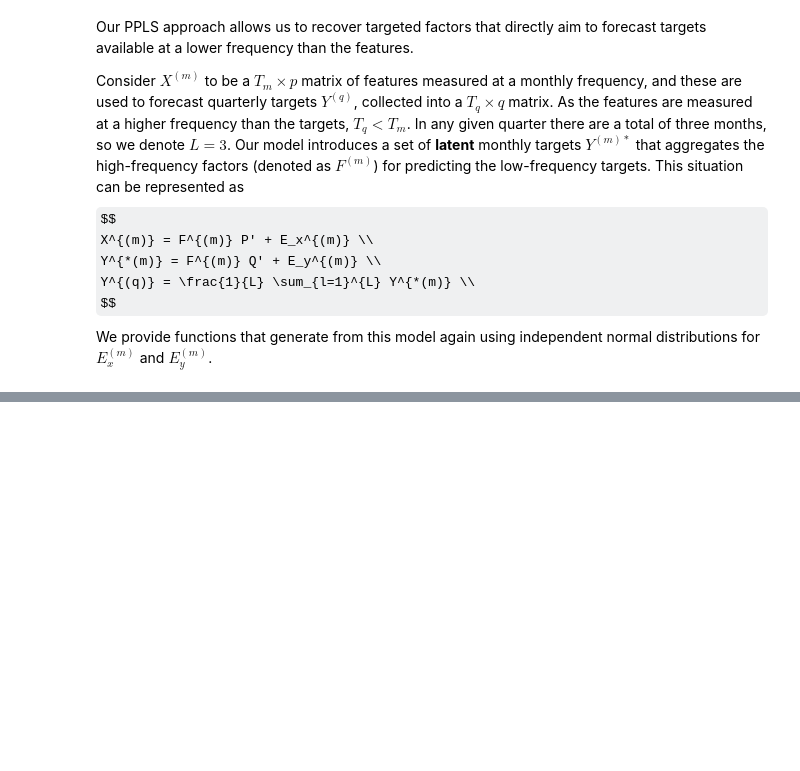
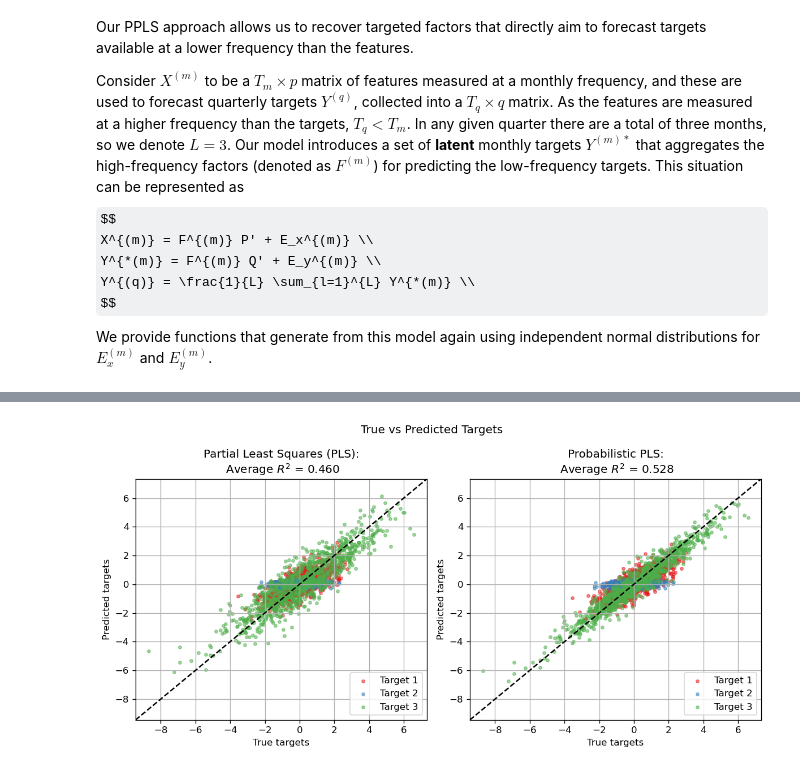
Before and after one commit to smonto2/PTFA, a Jupyter notebook: python_package/src/ppls/example.ipynb, the cells around one changed output, grey strips where cells are left out. Drawn from its saved outputs; the diff is of its cells as text; code cells hidden in the pictures; some formulas as TeX source; blank space fills up the shorter version.

```diff
--- a/python_package/src/ppls/example.ipynb
+++ b/python_package/src/ppls/example.ipynb
@@ -475,0 +462,82 @@ plt.show()
+# %%
+# Visualize comparison between methods
+y_range = variable_plot_range(Y)
+all_range = variable_plot_range([Y, Y_fitted_pls, Y_fitted_ppls_sv])
+axis_range = [*all_range, *all_range]
+colors = plt.colormaps["Set1"]
+names = ["Target " + str(i+1) for i in range(q)]
+
+# Visualization of true vs. tredicted responses
+plt.figure(figsize=(10, 5), dpi=120)
+plt.suptitle("True vs Predicted Targets")
+
+# PLS regression
+plt.subplot(1, 2, 1)
+for i in range(q):
+    plt.scatter(Y[:, i], Y_fitted_pls[:, i], alpha=0.5, color=colors(i), s=10, label=names[i])
+plt.plot(y_range, y_range, "k--")
+plt.axis(axis_range)
+plt.title(f'Partial Least Squares (PLS):\n Average $R^2$ = {np.mean(r2_pls):.3f}')
+plt.xlabel('True targets')
+plt.ylabel('Predicted targets')
+plt.legend(loc="lower right")
+plt.grid(True)
+
+# Probabilistic PLS with Stochastic Volatility
+plt.subplot(1, 2, 2)
+for i in range(q):
+    plt.scatter(Y[:, i], Y_fitted_ppls_sv[:, i], alpha=0.5, color=colors(i), s=10, label=names[i])
+plt.plot(y_range, y_range, "k--")
+plt.axis(axis_range)
+plt.title(f'Probabilistic PLS:\n Average $R^2$ = {np.mean(r2_ppls_sv):.3f}')
+plt.xlabel('True targets')
+plt.ylabel('Predicted targets')
+plt.legend(loc="lower right")
+plt.grid(True)
+
+# Show resulting plot
+plt.tight_layout()
+plt.show()
+
+# Plot path of R-squared in PPLS
+max_iterations = ppls_sv_model.r2_array.shape[0]
+plt.figure(figsize=(7, 5), dpi=120)
+plt.title("$R^2$ of fit as EM iterations progress")
+for i in range(q):
+    plt.plot(ppls_sv_model.r2_array[:, i], "s-", color=colors(i), label=names[i], markersize=3)
+plt.axis([-1, max_iterations+1, 0, 1])
+plt.xlabel("Iterations")
+plt.ylabel("$R^2$")
+plt.legend(loc="lower right")
+plt.tight_layout()
+plt.show()
+
+# Fetch the estimated volatilities
+estimated_sigma2_x = ppls_sv_model.sigma2_x  # Estimated time-varying volatility for X (EWMA-based)
+estimated_sigma2_y = ppls_sv_model.sigma2_y  # Estimated time-varying volatility for Y (EWMA-based)
+
+# Plot estimated vs true volatilities
+plt.figure(figsize=(12, 6))
+
+# Plot for X
+plt.subplot(1, 2, 1)
+plt.plot(true_sigma2_x, label="True Variance X", color="blue")
+plt.plot(estimated_sigma2_x, label="Estimated Variance X", color="red")
+plt.title("Time-Varying Volatility for X (EWMA)")
+plt.xlabel("Time")
+plt.ylabel("Variance")
+plt.legend()
+
+# Plot for Y
+plt.subplot(1, 2, 2)
+plt.plot(true_sigma2_y, label="True Variance Y", color="blue")
+plt.plot(estimated_sigma2_x, label="Estimated Variance Y", color="red")
+plt.title("Time-Varying Volatility for Y (EWMA)")
+plt.xlabel("Time")
+plt.ylabel("Variance")
+plt.legend()
+
+plt.tight_layout()
+plt.show()
+# %% [output]
+[figure, added]
```
Also changed, not shown: parts of 10 cells of this notebook, 1 other file.
